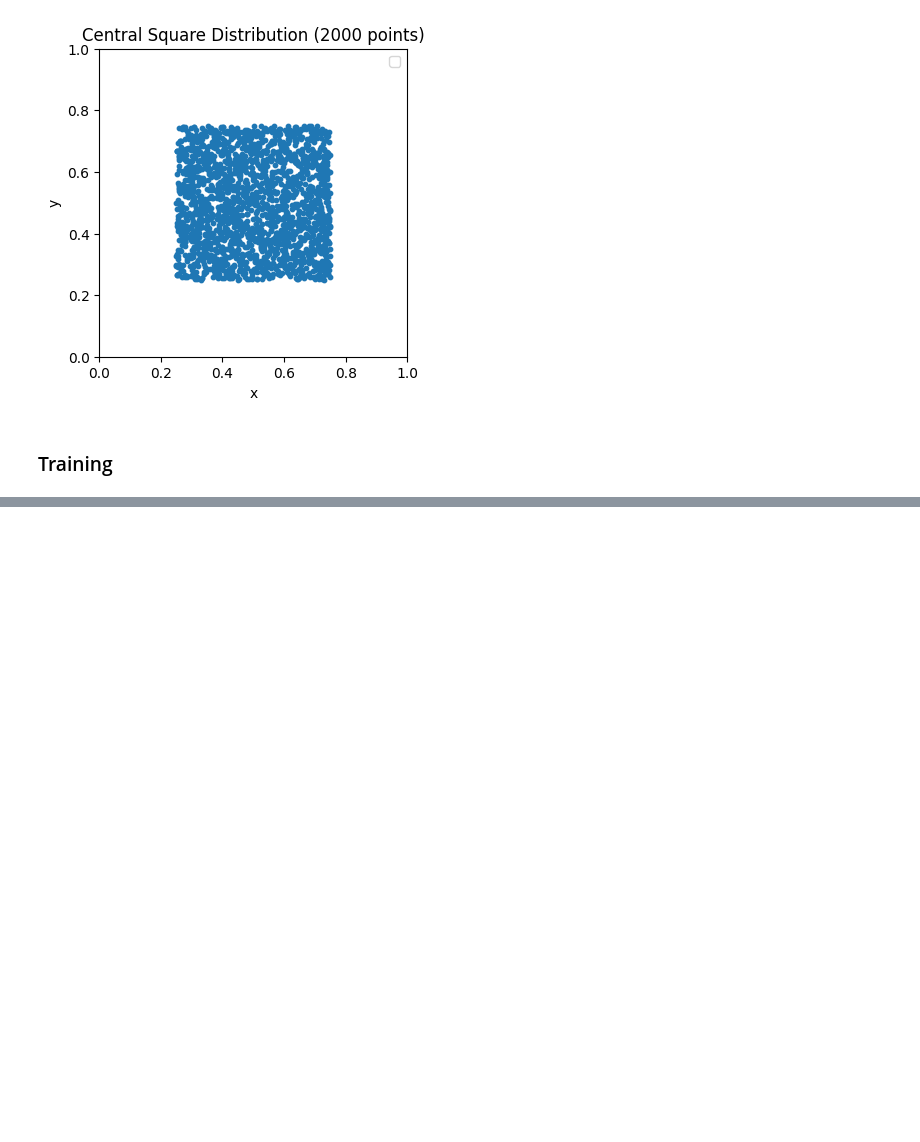
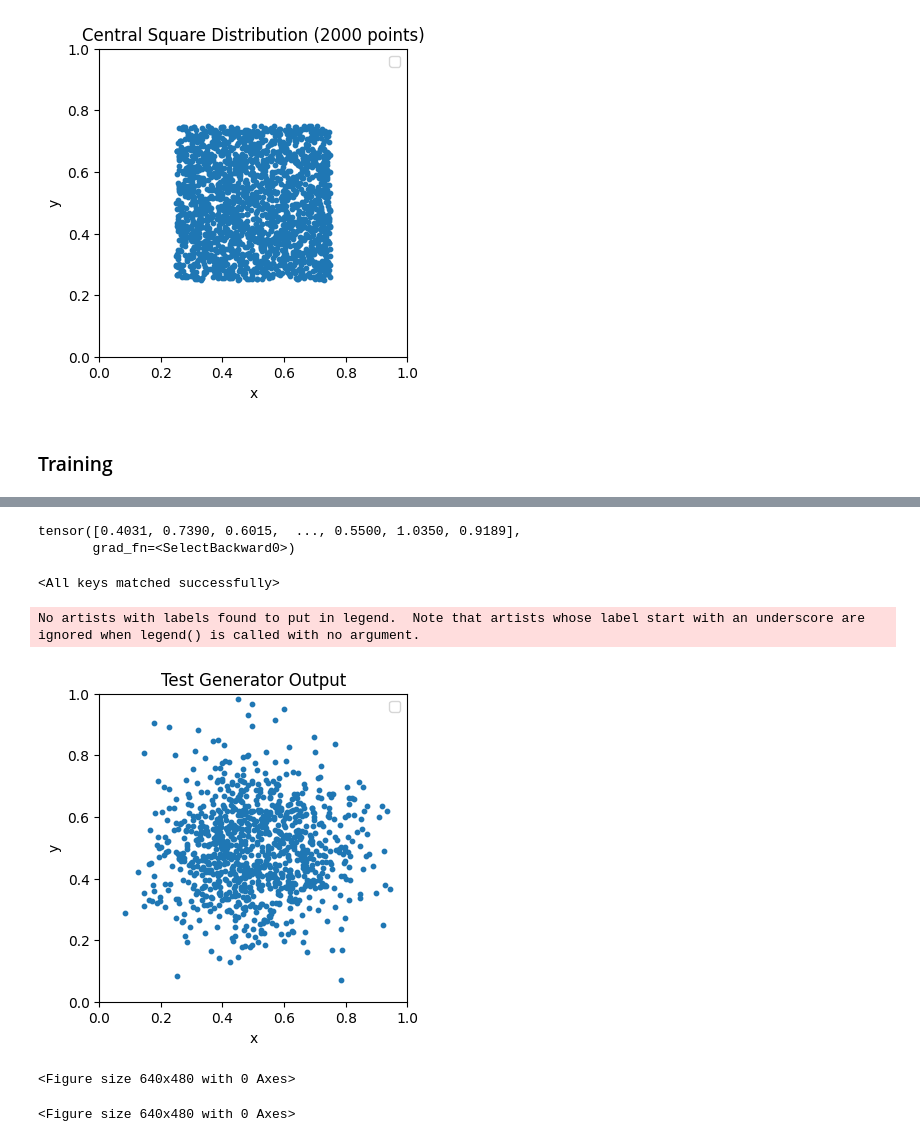
Before and after one commit to JacksonnF/InfoQGAN, a Jupyter notebook: experiments/InfoGAN.ipynb, the cells around one changed output, grey strips where cells are left out. Cells and saved outputs as stored; diff of their text form; code cells hidden in the pictures; blank space fills up the shorter version.

```diff
--- a/experiments/InfoGAN.ipynb
+++ b/experiments/InfoGAN.ipynb
@@ -23,18 +31,18 @@ class Discriminator(nn.Module):
         return self.layers(x)
     def fit_discriminator(self, x_data, criterion, net_G, optimizer, input_size):
         batch_size, _ = x_data.shape[0], x_data.shape[1]
-        x_rand = torch.randn((batch_size, input_size))
+        x_rand = torch.rand((batch_size, input_size))
 
         self.zero_grad()
 
         # Forward pass Discriminator on "real" data
-        labels_real = torch.ones((batch_size, 1))
+        labels_real = torch.ones((batch_size, 1)) * 0.9
         outputs = self.forward(x_data)
         loss_d_real = criterion(outputs, labels_real)
 
         # Forward pass Discriminator with "fake" data from Generator
         g = net_G(x_rand).detach() # Stop gradients from being updated in generator
-        labels_fk = torch.zeros((batch_size, 1))
+        labels_fk = torch.zeros((batch_size, 1)) + 0.1
         outputs = self.forward(g)
         loss_d_fake = criterion(outputs, labels_fk)
 
@@ -56,11 +64,11 @@ class Generator(nn.Module):
     def forward(self, x):
         return self.layers(x)
     def fit_generator(self, net_D, T, batch_size, input_size, criterion, optimizer, code_dim, beta):
-        x_rand = torch.randn((batch_size, input_size))
+        x_rand = torch.rand((batch_size, input_size))
         self.zero_grad()
 
         # Generate outputs With Generator and check if they fool Discriminator
-        labels_real = torch.ones((batch_size, 1))
+        labels_real = torch.ones((batch_size, 1)) * 0.9
         g = self.forward(x_rand)
         outputs = net_D(g)
 
@@ -91,7 +99,7 @@ class T(nn.Module):
     def forward(self, gen, codes):
         return self.layers(torch.cat((gen, codes), dim=1))
     def fit_t(self, net_G, batch_size, input_size, code_dim, optimizer):
-        x_rand = torch.randn((batch_size, input_size))
+        x_rand = torch.rand((batch_size, input_size))
         self.zero_grad()
 
         # Compute loss following similar logic to MINE term in generator loss
@@ -127,6 +135,20 @@ plt.title("Central Square Distribution (2000 points)")
 plt.gca().set_aspect('equal', adjustable='box')  # Make the plot square
 plt.legend()
 plt.show()
+
+# Plot test data
+def plot_xy(x_pts, y_pts):
+    plt.figure(figsize=(4, 4))
+    plt.scatter(x_pts, y_pts, alpha=1, s=10)
+    plt.xlim(0, 1)
+    plt.ylim(0, 1)
+    plt.xlabel('x')
+    plt.ylabel('y')
+    plt.title("Test Generator Output")
+    plt.gca().set_aspect('equal', adjustable='box')  # Make the plot square
+    plt.legend()
+    plt.show()
+    return plt.figure()
 # %% [output]
 No artists with labels found to put in legend.  Note that artists whose label start with an underscore are ignored when legend() is called with no argument.
 [figure]
@@ -235,0 +319,18 @@ No artists with labels found to put in legend.  Note that artists whose label st
+# %%
+gen_output[:, 0]
+# %% [output]
+tensor([0.4031, 0.7390, 0.6015,  ..., 0.5500, 1.0350, 0.9189],
+       grad_fn=<SelectBackward0>)
+# %%
+test_model = Generator(noise_size + code_size, 32, 2)
+test_model.load_state_dict(torch.load('./models/pval{P}.pth'))
+# %% [output]
+<All keys matched successfully>
+# %%
+out = test_model(torch.randn((1000, noise_size+code_size)))
+plot_xy(out[:, 0].detach().numpy(), out[:, 1].detach().numpy())
+# %% [output]
+No artists with labels found to put in legend.  Note that artists whose label start with an underscore are ignored when legend() is called with no argument.
+[figure, added]
+<Figure size 640x480 with 0 Axes>
+<Figure size 640x480 with 0 Axes>
```
Also changed, not shown: parts of 6 cells of this notebook.
